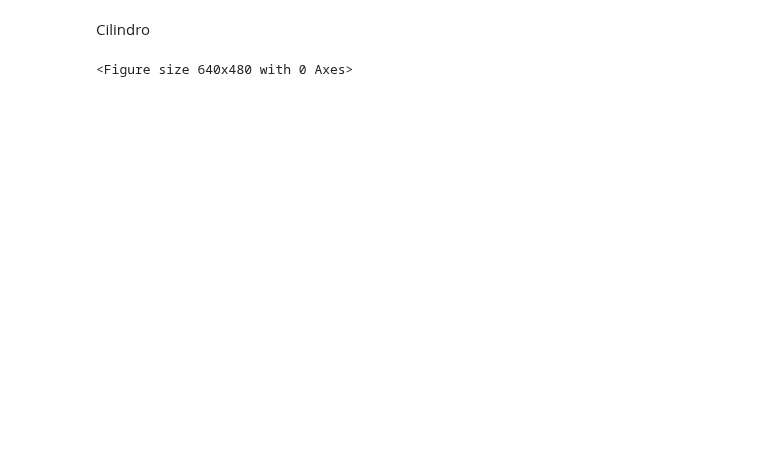
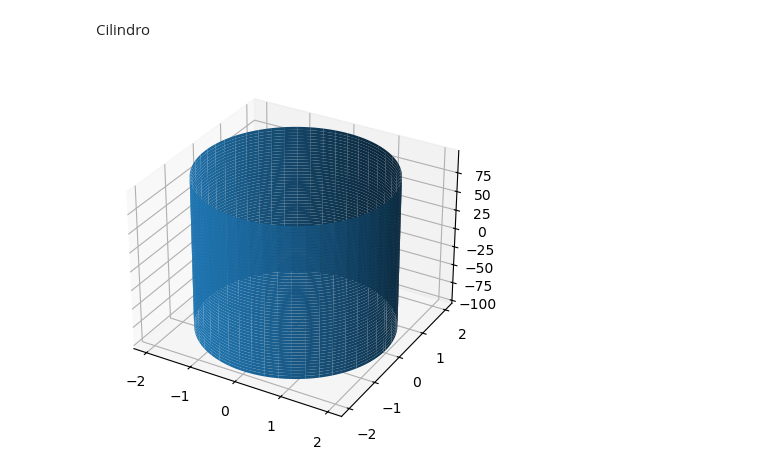
Before and after one commit to PedroVic12/Engenharia-Eletrica-UFF, a Jupyter notebook: SEMESTRES/2024.1/Eletromagnetismo/notebooks/resumo_p1.ipynb, the cells around one changed output. Cells and saved outputs as stored; diff of their text form; code cells hidden in the pictures; blank space fills up the shorter version.

```diff
--- a/SEMESTRES/2024.1/Eletromagnetismo/notebooks/resumo_p1.ipynb
+++ b/SEMESTRES/2024.1/Eletromagnetismo/notebooks/resumo_p1.ipynb
@@ -203,20 +247,20 @@ Cilindro
 # %%
 theta = np.arange(0, 2*np.pi, 0.01)
 z_ = np.arange(-100,100,0.01)
 
 
 r = np.sqrt(4)
 
 theta, z_ = np.meshgrid(theta, z_)
 
 x = r * np.cos(theta)
 y = r * np.sin(theta)
 z= z_
 
 fig = plt.figure()
-ax = Axes3D(fig)
+ax = fig.add_subplot(111, projection="3d")
 
 ax.plot_surface(x, y, z, )
 plt.show()
 # %% [output]
-<Figure size 640x480 with 0 Axes>
+[figure, added]
```
Also changed, not shown: parts of 2 cells of this notebook.
